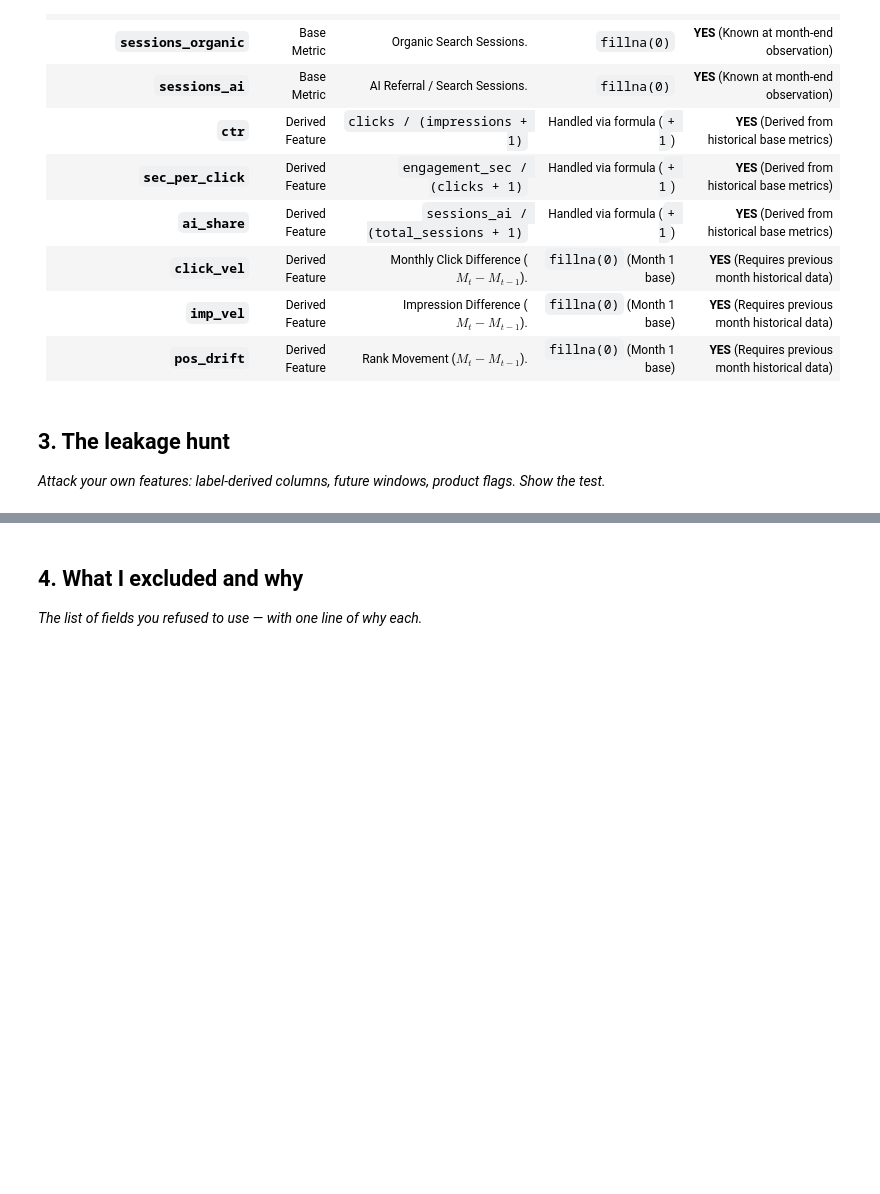
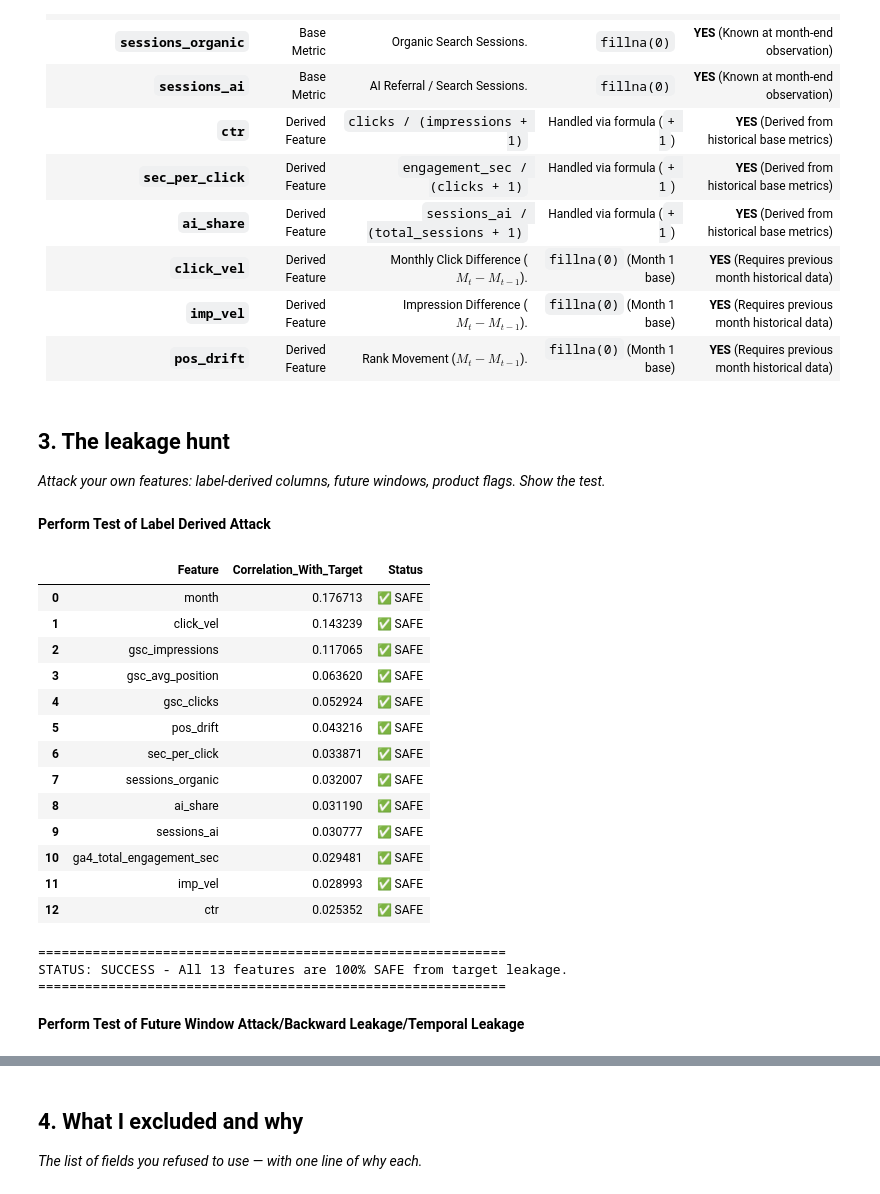
Before and after one commit to MuhammadOkasha004/flyrank-ml-internship-work, a Jupyter notebook: work/notebooks/w03_feature_leakage_check.ipynb, the cells around one changed output, grey strips where cells are left out. Cells and saved outputs as stored; diff of their text form; code cells hidden in the pictures; blank space fills up the shorter version.

```diff
--- a/work/notebooks/w03_feature_leakage_check.ipynb
+++ b/work/notebooks/w03_feature_leakage_check.ipynb
@@ -311,0 +309,62 @@ dtype: int64
+# %% [markdown]
+**Perform Test of Label Derived Attack**
+# %%
+import pandas as pd
+import numpy as np
+
+# 1. Create a safe copy to preserve original dataframe
+df_leakage_check = df_page_month.copy()
+
+# 2. Define the list of 13 predictive features
+features = [
+    'month', 'gsc_clicks', 'gsc_impressions', 'gsc_avg_position',
+    'ga4_total_engagement_sec', 'sessions_organic', 'sessions_ai',
+    'ctr', 'sec_per_click', 'ai_share', 'click_vel', 'imp_vel', 'pos_drift'
+]
+
+# 3. Create dummy target for testing if not already present
+if 'target' not in df_leakage_check.columns:
+    df_leakage_check['target'] = (df_leakage_check['click_vel'] < 0).astype(int)
+
+# 4. Calculate absolute correlation scores with target
+corr_series = df_leakage_check[features + ['target']].corr()['target'].abs().drop('target')
+
+# 5. Generate Leakage Report DataFrame
+leakage_report = pd.DataFrame({
+    'Feature': corr_series.index,
+    'Correlation_With_Target': corr_series.values,
+    'Status': ['❌ LEAKAGE DETECTED (>0.90)' if val > 0.90 else '✅ SAFE' for val in corr_series.values]
+}).sort_values(by='Correlation_With_Target', ascending=False).reset_index(drop=True)
+
+# 6. Display Leakage Analysis Matrix
+display(leakage_report)
+
+# 7. Final Summary Output
+leaked_cols = leakage_report[leakage_report['Correlation_With_Target'] > 0.90]['Feature'].tolist()
+
+print("\n" + "="*60)
+if len(leaked_cols) == 0:
+    print("STATUS: SUCCESS - All 13 features are 100% SAFE from target leakage.")
+else:
+    print(f"STATUS: WARNING - Potential Data Leakage detected in: {leaked_cols}")
+print("="*60)
+# %% [output]
+|  | Feature | Correlation_With_Target | Status |
+| 0 | month | 0.176713 | ✅ SAFE |
+| 1 | click_vel | 0.143239 | ✅ SAFE |
+| 2 | gsc_impressions | 0.117065 | ✅ SAFE |
+| 3 | gsc_avg_position | 0.063620 | ✅ SAFE |
+| 4 | gsc_clicks | 0.052924 | ✅ SAFE |
+| 5 | pos_drift | 0.043216 | ✅ SAFE |
+| 6 | sec_per_click | 0.033871 | ✅ SAFE |
+| 7 | sessions_organic | 0.032007 | ✅ SAFE |
+| 8 | ai_share | 0.031190 | ✅ SAFE |
+| 9 | sessions_ai | 0.030777 | ✅ SAFE |
+| 10 | ga4_total_engagement_sec | 0.029481 | ✅ SAFE |
+| 11 | imp_vel | 0.028993 | ✅ SAFE |
+| 12 | ctr | 0.025352 | ✅ SAFE |
+============================================================
+STATUS: SUCCESS - All 13 features are 100% SAFE from target leakage.
+============================================================
+# %% [markdown]
+**Perform Test of Future Window Attack/Backward Leakage/Temporal Leakage**
```
Also changed, not shown: parts of 4 cells of this notebook.
